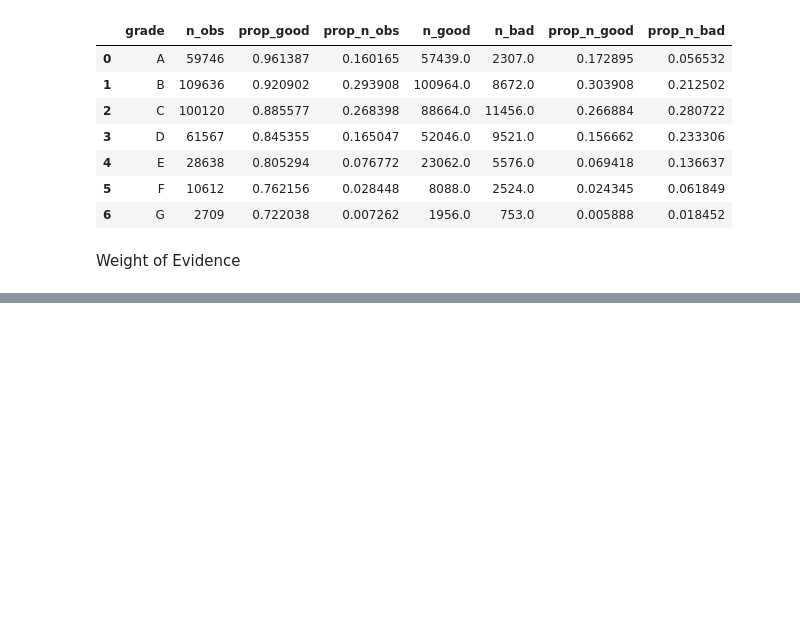
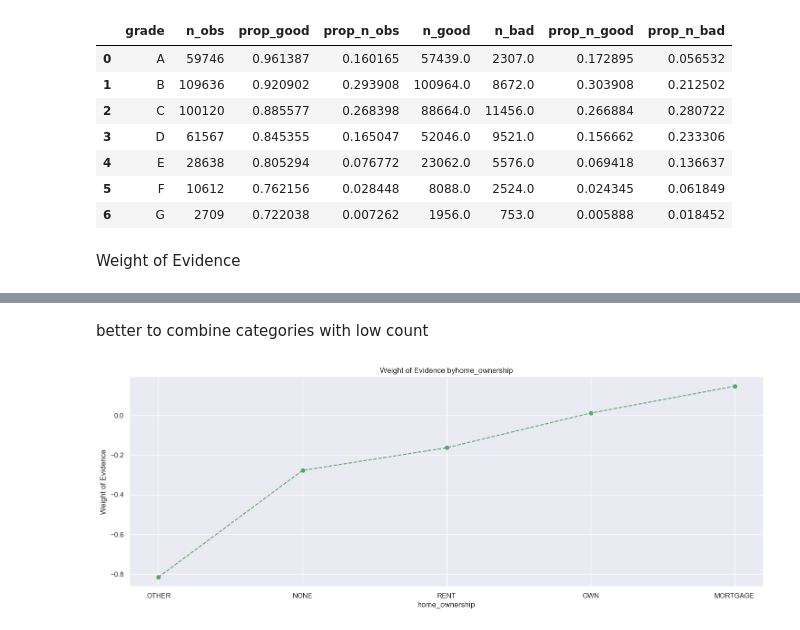
Before and after one commit to GWL79/credit_risk_modelling, a Jupyter notebook: main_latest.ipynb, the cells around one changed output, grey strips where cells are left out. Cells and saved outputs as stored; diff of their text form; code cells hidden in the pictures; blank space fills up the shorter version.

```diff
--- a/main_latest.ipynb
+++ b/main_latest.ipynb
@@ -787,0 +835,3 @@ df1
+# %%
+df_temp = woe_discrete(df_inputs_prepare, "home_ownership", df_targets_prepare)
+df_temp
@@ -787,0 +845,6 @@ df1
+# %% [markdown]
+better to combine categories with low count
+# %%
+plot_by_woe(df_temp)
+# %% [output]
+[figure, added]
```
Also changed, not shown: parts of 8 cells of this notebook.
